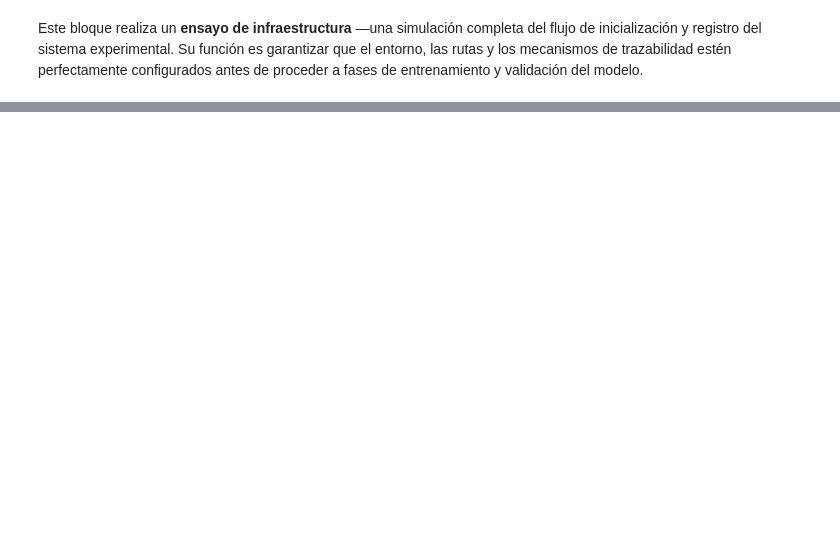
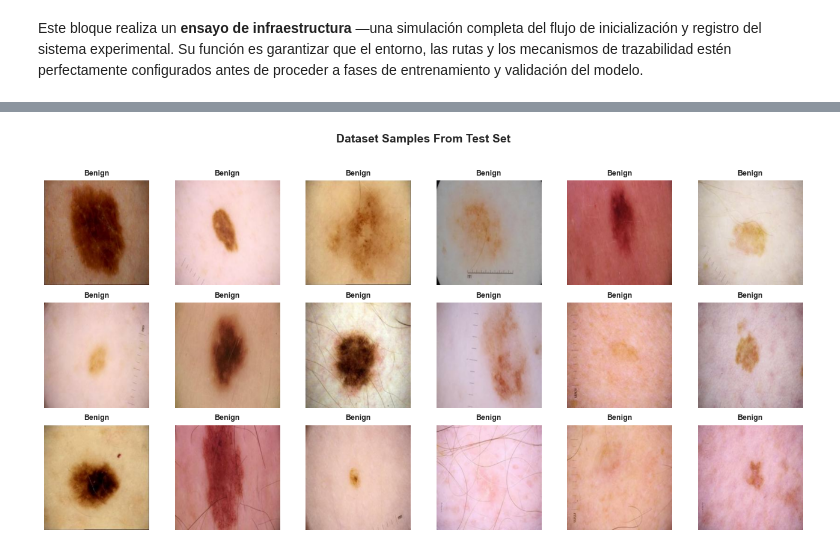
Before and after one commit to mgonzalz/cancer-ai-usecase, a Jupyter notebook: notebooks/experiments_melanoma.ipynb, the cells around one changed output, grey strips where cells are left out. Cells and saved outputs as stored; diff of their text form; code cells hidden in the pictures; blank space fills up the shorter version.

```diff
--- a/notebooks/experiments_melanoma.ipynb
+++ b/notebooks/experiments_melanoma.ipynb
@@ -264,0 +524,4 @@ print(f"[OK] Estructura inicial creada en: {paths['run_dir']}")
+# %%
+show_grid_from_dataset(test_ds, CLASS_NAMES, "Dataset Samples From Test Set", max_images=18)
+# %% [output]
+[figure, added]
```
Also changed, not shown: parts of 20 cells of this notebook, 5 other files.
